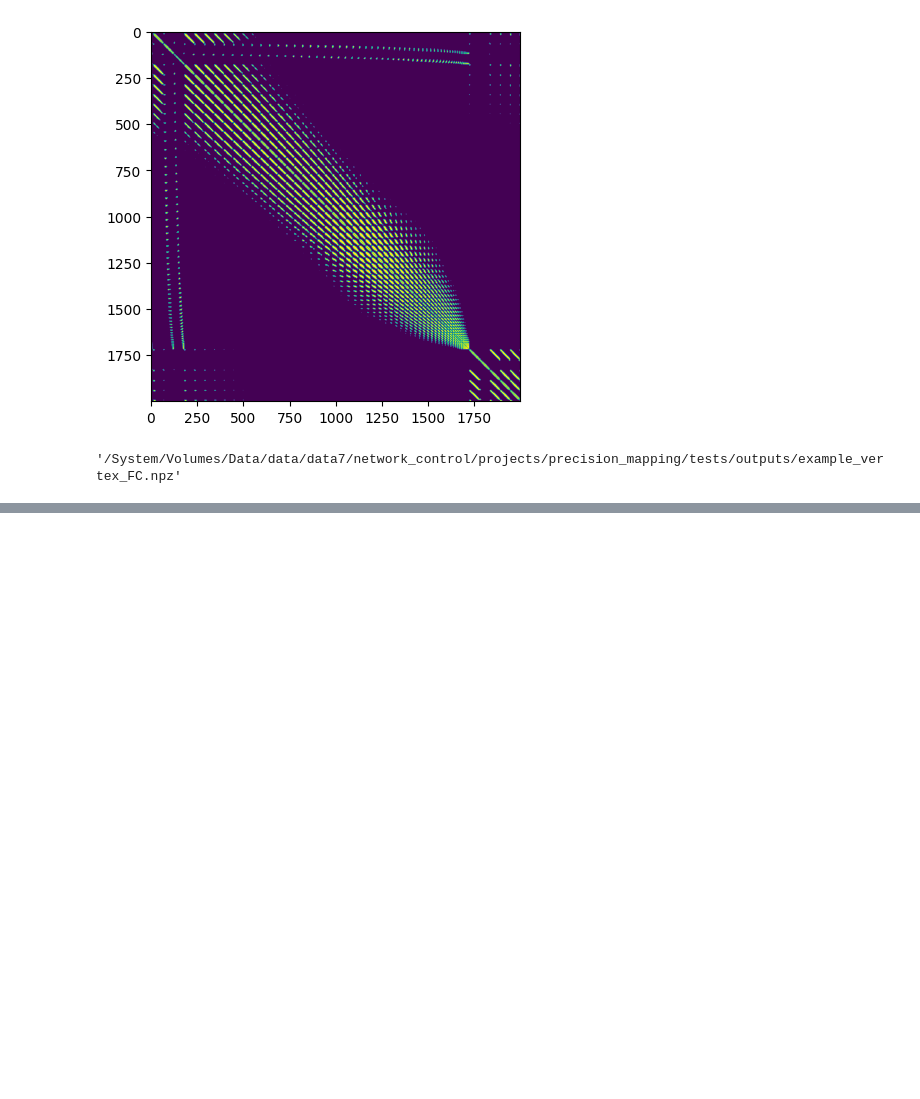
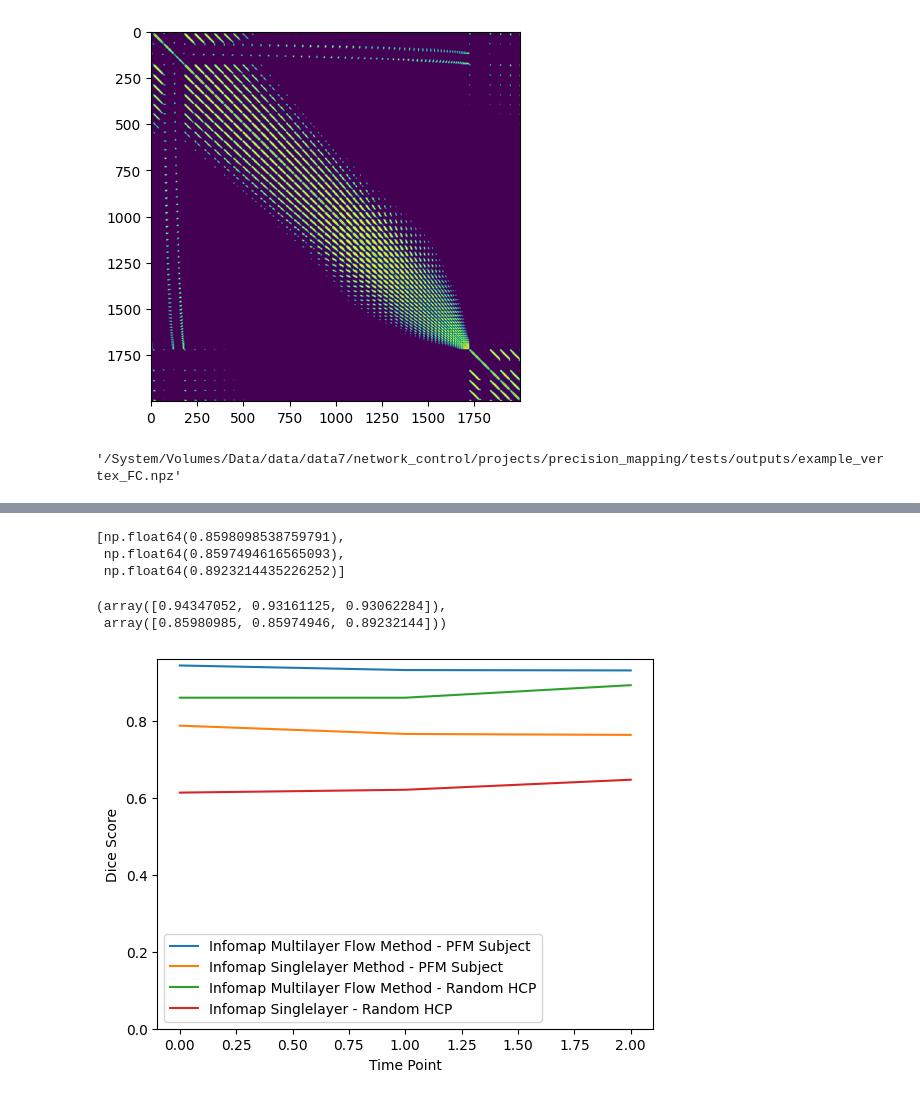
Before and after one commit to cole-khamnei/precision_mapping, a Jupyter notebook: notebooks/dev_nb.ipynb, the cells around one changed output, grey strips where cells are left out. Saved outputs shown, nothing was run; the diff lists cells and outputs as text; code cells hidden in the pictures; blank space fills up the shorter version.

```diff
--- a/notebooks/dev_nb.ipynb
+++ b/notebooks/dev_nb.ipynb
@@ -234,0 +448,5 @@ fc.generate_correlation_matrix(TEST_DTSERIES_PATH, TEST_OUTPUT_VERTEX_FC_PATH,
+# %%
+imi_d_s = [nmis(parcel_partitions[0], np) for np in parcel_partitions]
+imi_combos_d_s = [nmis(p1, p2) for p1, p2 in list(itertools.combinations(parcel_partitions, 2))]
+
+imi_hcp_combos_d_s = [nmis(p1, p2) for p1, p2 in list(itertools.combinations(hcp_parcel_partitions, 2))]
@@ -234,0 +521,16 @@ fc.generate_correlation_matrix(TEST_DTSERIES_PATH, TEST_OUTPUT_VERTEX_FC_PATH,
+# %%
+imf_combos_d_s
+# %% [output]
+[np.float64(0.8598098538759791),
+ np.float64(0.8597494616565093),
+ np.float64(0.8923214435226252)]
+# %%
+# np.save("imf_hcp_combos_d_s.npy", imf_combos_d_s)
+# np.save("imf_combos_d_s.npy", imf_combos_d_s)
+imf_combos_d_s = np.load("imf_combos_d_s.npy")
+imf_hcp_combos_d_s = np.load("imf_hcp_combos_d_s.npy")
+# %%
+imf_combos_d_s, imf_hcp_combos_d_s
+# %% [output]
+(array([0.94347052, 0.93161125, 0.93062284]),
+ array([0.85980985, 0.85974946, 0.89232144]))
@@ -234,0 +539,12 @@ fc.generate_correlation_matrix(TEST_DTSERIES_PATH, TEST_OUTPUT_VERTEX_FC_PATH,
+# %%
+fig, ax = plt.subplots()
+ax.plot(imf_combos_d_s, label="Infomap Multilayer Flow Method - PFM Subject")
+ax.plot(imi_combos_d_s, label="Infomap Singlelayer Method - PFM Subject")
+ax.plot(imf_hcp_combos_d_s, label="Infomap Multilayer Flow Method - Random HCP")
+ax.plot(imi_hcp_combos_d_s, label="Infomap Singlelayer - Random HCP")
+ax.legend()
+ax.set_ylim(0, None)
+ax.set(xlabel="Time Point", ylabel="Dice Score")
+fig.savefig("infomap_flow_comparisons.png")
+# %% [output]
+[figure, added]
```
Also changed, not shown: parts of 34 cells of this notebook, 6 other files.
